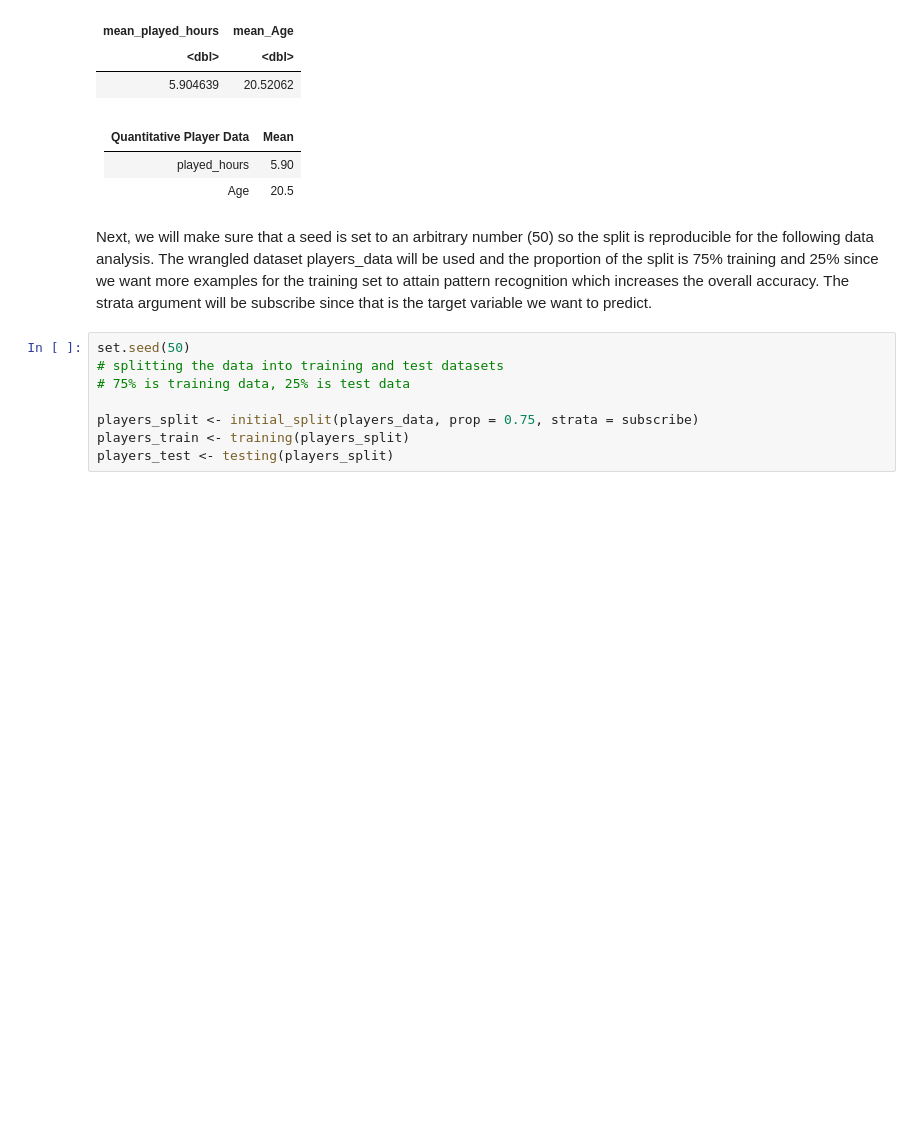
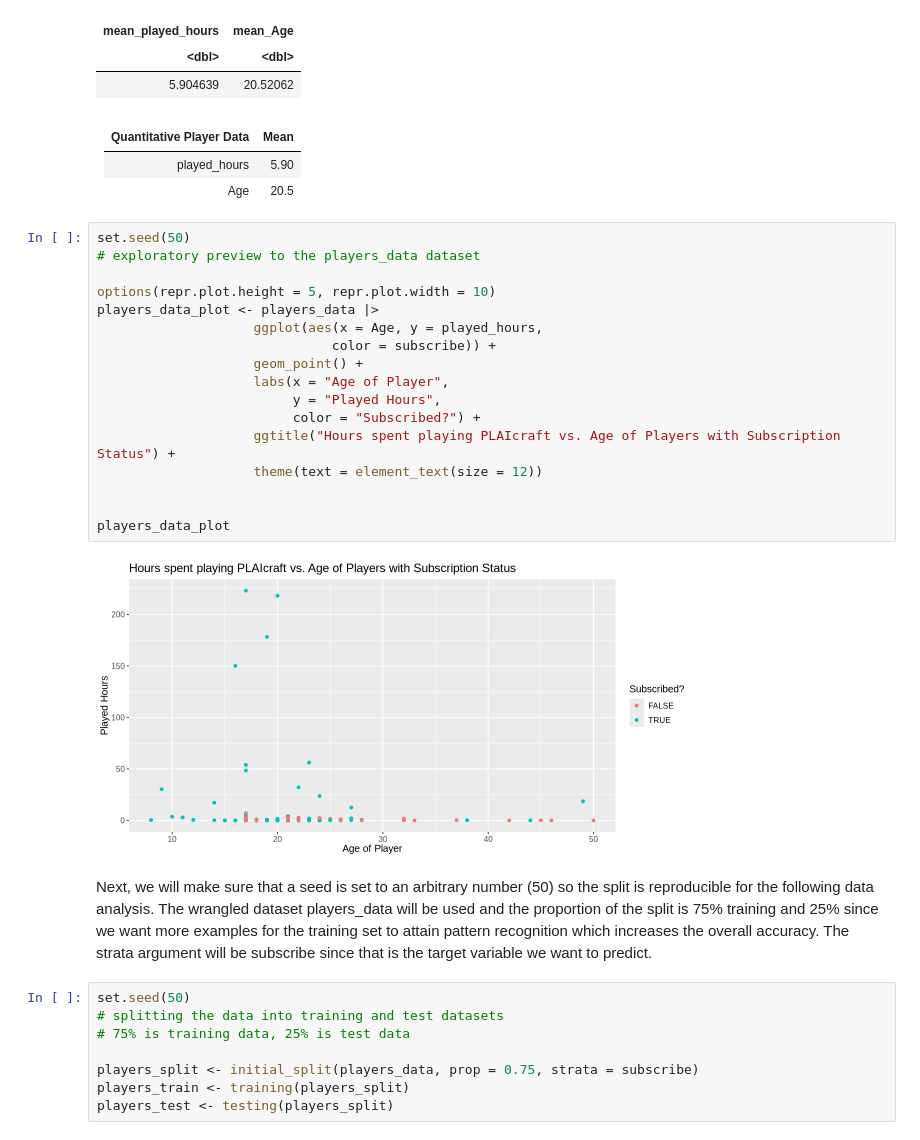
Before and after one commit to tiffyue/dsci_100_project, a Jupyter notebook: final_project/final_report.ipynb, the cells around one changed output. Saved outputs shown, nothing was run; the diff lists cells and outputs as text; blank space fills up the shorter version.

Commit message:
added exploratory graph

```diff
--- a/final_project/final_report.ipynb
+++ b/final_project/final_report.ipynb
@@ -98,6 +80,25 @@ A tibble: 1 × 2
 |--------------|-----
 | played_hours | 5.90
 | Age          | 20.5
+# %%
+set.seed(50)
+# exploratory preview to the players_data dataset
+
+options(repr.plot.height = 5, repr.plot.width = 10)
+players_data_plot <- players_data |>
+                    ggplot(aes(x = Age, y = played_hours,
+                              color = subscribe)) +
+                    geom_point() +
+                    labs(x = "Age of Player",
+                         y = "Played Hours",
+                         color = "Subscribed?") +
+                    ggtitle("Hours spent playing PLAIcraft vs. Age of Players with Subscription Status") +
+                    theme(text = element_text(size = 12))
+
+
+players_data_plot
+# %% [output]
+[figure, added]
 # %% [markdown]
 Next, we will make sure that a seed is set to an arbitrary number (50) so the split is reproducible for the following data analysis. The wrangled dataset players_data will be used and the proportion of the split is 75% training and 25% since we want more examples for the training set to attain pattern recognition which increases the overall accuracy. The strata argument will be subscribe since that is the target variable we want to predict.
 # %%
```
Also changed, not shown: parts of 5 cells of this notebook.
